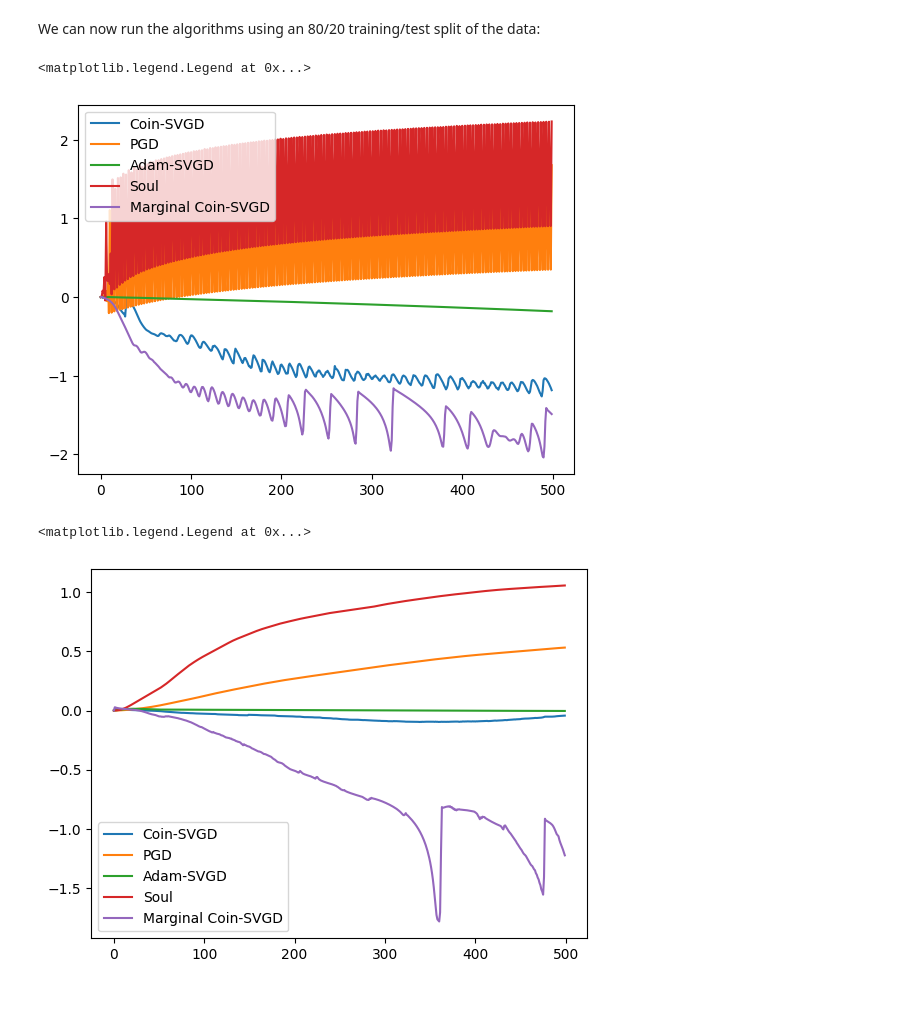
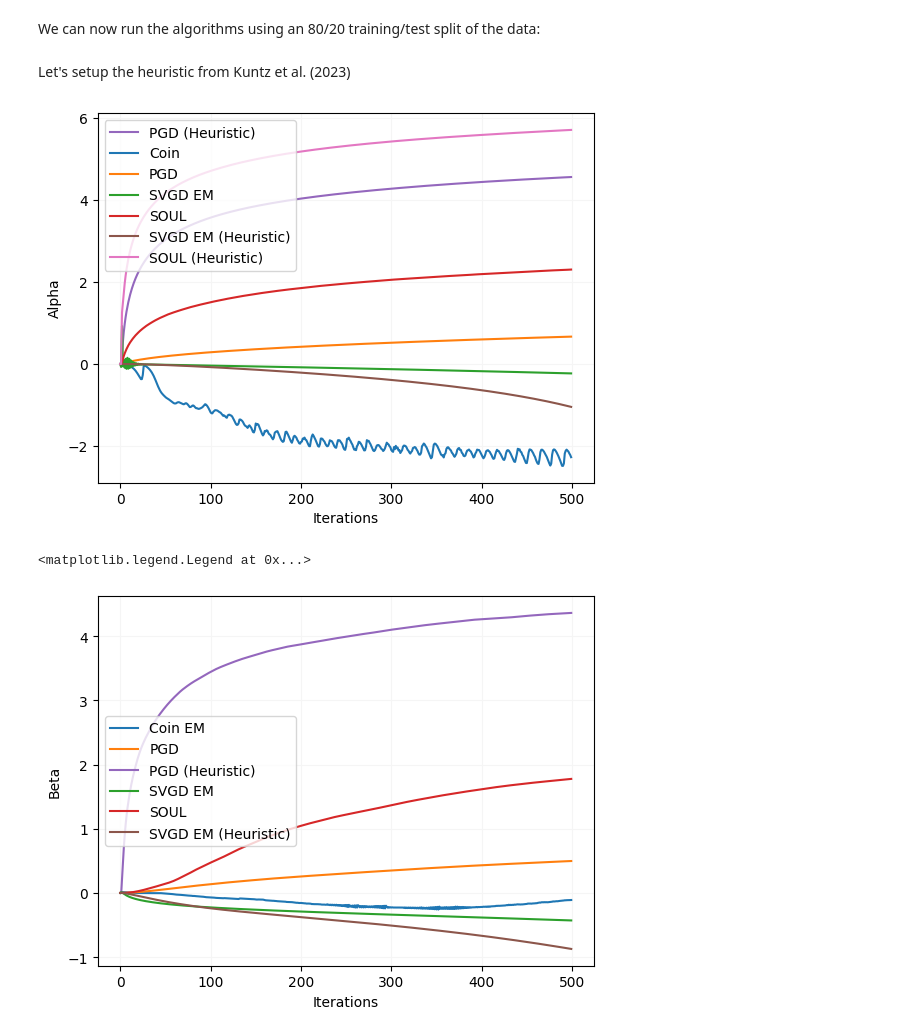
Before and after one commit to chris-nemeth/CoinEM, a Jupyter notebook: new_experiments/bayesian_neural_network_mnist.ipynb, the cells around one changed output. Drawn from its saved outputs; the diff is of its cells as text; code cells hidden in the pictures; blank space fills up the shorter version.

```diff
--- a/new_experiments/bayesian_neural_network_mnist.ipynb
+++ b/new_experiments/bayesian_neural_network_mnist.ipynb
@@ -43,8 +46,8 @@ class BayesNN(AbstractModel):
         y = data.y # [Batchsize, 1]
 
         # Compute prior:
-        log_prior_w = dx.Normal(0.0, jnp.exp(2.0 * theta["alpha"].squeeze())).log_prob(latent["w"].ravel()).sum()
-        log_prior_v = dx.Normal(0.0, jnp.exp(2.0 * theta["beta"].squeeze())).log_prob(latent["v"].ravel()).sum()
+        log_prior_w = dx.Normal(0.0, jnp.exp(1.0 * theta["alpha"].squeeze())).log_prob(latent["w"].ravel()).sum()
+        log_prior_v = dx.Normal(0.0, jnp.exp(1.0 * theta["beta"].squeeze())).log_prob(latent["v"].ravel()).sum()
 
 
         def _log_nn(image):
@@ -61,8 +64,6 @@ class BayesNN(AbstractModel):
             # Log-likelihood for set of images and labels, vectorized over particles.
             return vmap(lambda v, l : v[l])(_log_nn_vec(images), labels).sum()
 
-
-        # Compute log-probability.
         return  (_log_likelihood(X, y) + log_prior_w + log_prior_v) / data.n # log p(y|x) + log p(x|theta)
 
 
@@ -77,7 +78,6 @@ class BayesNN(AbstractModel):
 
 
 
-
 def _normsq(x):
     # Squared Frobenius norm of x.
     v = x.reshape((x.size))
@@ -181,0 +182,2 @@ x_marginal_coin, theta_marginal_coin = marginal_coin_svgd(model, data, latent_in
+# %% [markdown]
+Let's setup the heuristic from Kuntz et al. (2023)
@@ -182,20 +421,42 @@ x_marginal_coin, theta_marginal_coin = marginal_coin_svgd(model, data, latent_in
+# %%
+# now we run the methods
+
+x_pgd, theta_pgd = ada_pgd(model, data, latent_init.copy(), theta_init.copy(), K, latent_step_size=1e-2, theta_step_size=1e-2)
+x_pgd_heuristic, theta_pgd_heuristic = heuristic_pgd(model,data,latent_init,theta_init,K,theta_step_size=1e1,latent_step_size=1e1)
+
+x_coin, theta_coin = coin_svgd(model, data, latent_init, theta_init, K, alpha=100.0)
+
+x_svgd, theta_svgd = ada_svgd(model, data, latent_init, theta_init, K, latent_step_size=0.8, theta_step_size=0.8)
+x_svgd_heuristic, theta_svgd_heuristic = standard_heuristic_svgd(model, data, latent_init, theta_init, K, latent_step_size=1e1, theta_step_size=1e1)
+
+x_soul, theta_soul = soul(model, data, latent_init.copy(), theta_init.copy(), K, latent_step_size=1e-2, theta_step_size=1e-2)
+x_soul_heuristic, theta_soul_heuristic = heuristic_soul(model, data, latent_init.copy(), theta_init.copy(), K, latent_step_size=1e1, theta_step_size=1e1)
 # %%
-plt.plot(theta_coin["alpha"], label="Coin-SVGD")
-plt.plot(theta_pgd["alpha"], label="PGD")
-plt.plot(theta_adam["alpha"], label="Adam-SVGD")
-plt.plot(theta_soul["alpha"], label="Soul")
-plt.plot(theta_marginal_coin["alpha"], label="Marginal Coin-SVGD")
+plt.plot(theta_pgd_heuristic["alpha"], color='C4', label="PGD (Heuristic)")
+plt.plot(theta_coin["alpha"], label="Coin", color="C0")
+plt.plot(theta_pgd["alpha"], label="PGD", color="C1")
+plt.plot(theta_svgd["alpha"], label="SVGD EM", color="C2")
+plt.plot(theta_soul["alpha"], label="SOUL", color="C3")
+plt.plot(theta_svgd_heuristic["alpha"], label="SVGD EM (Heuristic)", color="C5")
+plt.plot(theta_soul_heuristic["alpha"], label="SOUL (Heuristic)", color="C6")
+plt.grid(color='whitesmoke')
+plt.xlabel("Iterations")
+plt.ylabel("Alpha")
 plt.legend()
+plt.show()
 # %% [output]
-<matplotlib.legend.Legend at 0x...>
-[figure, old version]
+[figure, new version]
 # %%
-plt.plot(theta_coin["beta"], label="Coin-SVGD")
-plt.plot(theta_pgd["beta"], label="PGD")
-plt.plot(theta_adam["beta"], label="Adam-SVGD")
-plt.plot(theta_soul["beta"], label="Soul")
-plt.plot(theta_marginal_coin["beta"], label="Marginal Coin-SVGD")
+plt.plot(theta_coin["beta"], label="Coin EM", color="C0")
+plt.plot(theta_pgd["beta"], label="PGD", color="C1")
+plt.plot(theta_pgd_heuristic["beta"], label="PGD (Heuristic)", color="C4")
+plt.plot(theta_svgd["beta"], label="SVGD EM", color="C2")
+plt.plot(theta_soul["beta"], label="SOUL", color="C3")
+plt.plot(theta_svgd_heuristic["beta"], label="SVGD EM (Heuristic)", color="C5")
+plt.grid(color='whitesmoke')
+plt.xlabel("Iterations")
+plt.ylabel("Beta")
 plt.legend()
 # %% [output]
 <matplotlib.legend.Legend at 0x...>
-[figure, old version]
+[figure, new version]
```
Also changed, not shown: parts of 11 cells of this notebook, 6 other files.
